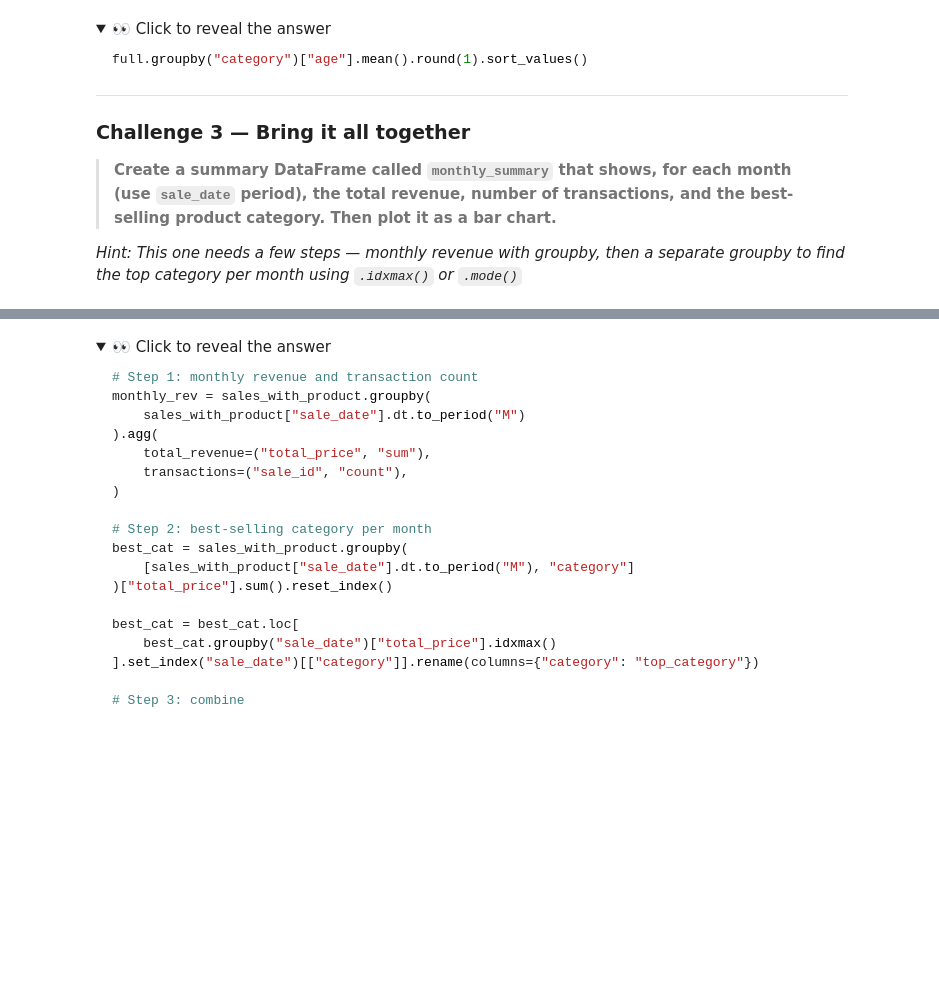
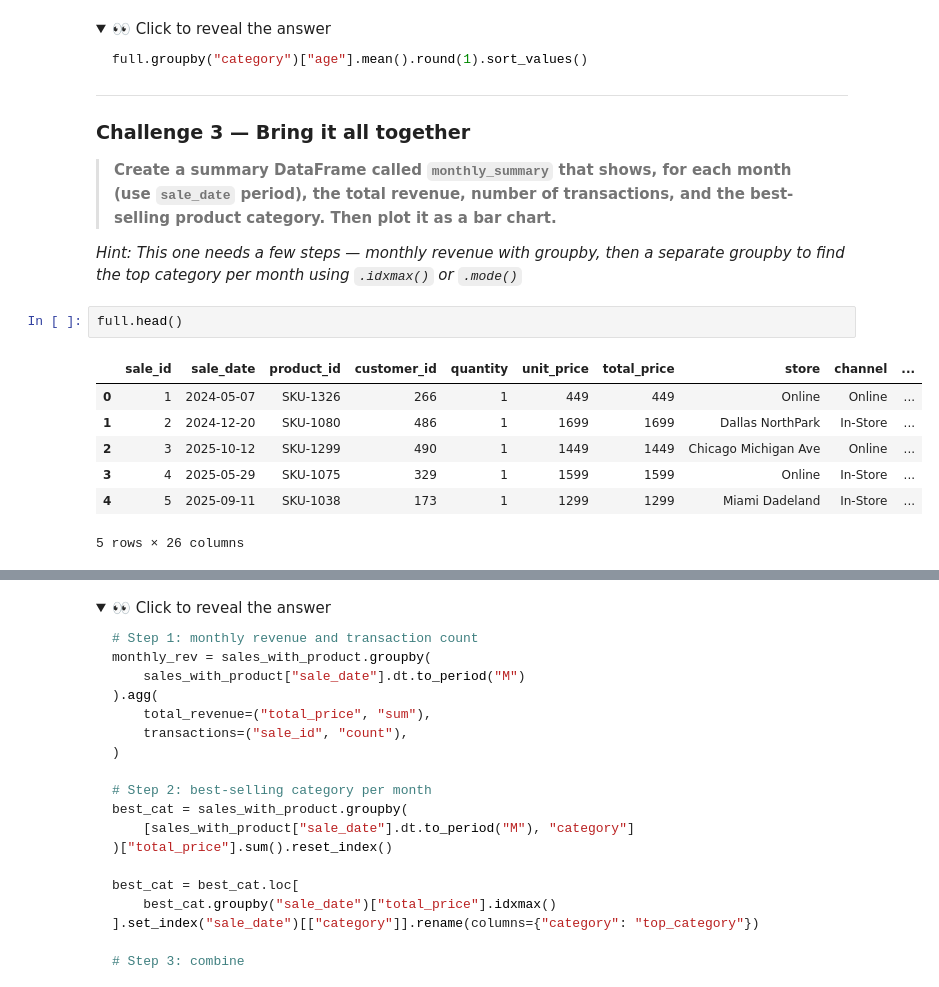
Before and after one commit to co-za/data-analysis-intro, a Jupyter notebook: 3. Pandas Basics.ipynb, the cells around one changed output, grey strips where cells are left out. Saved outputs shown, nothing was run; the diff lists cells and outputs as text; folded sections open; blank space fills up the shorter version.

```diff
--- a/3. Pandas Basics.ipynb
+++ b/3. Pandas Basics.ipynb
@@ -720,5 +763,15 @@ full.groupby("category")["age"].mean().round(1).sort_values()
 > **Create a summary DataFrame called `monthly_summary` that shows, for each month (use `sale_date` period), the total revenue, number of transactions, and the best-selling product category. Then plot it as a bar chart.**
 
 *Hint: This one needs a few steps — monthly revenue with groupby, then a separate groupby to find the top category per month using `.idxmax()` or `.mode()`*
+# %%
+full.head()
+# %% [output]
+|  | sale_id | sale_date | product_id | customer_id | quantity | unit_price | total_price | store | channel | ... |
+| 0 | 1 | 2024-05-07 | SKU-1326 | 266 | 1 | 449 | 449 | Online | Online | ... |
+| 1 | 2 | 2024-12-20 | SKU-1080 | 486 | 1 | 1699 | 1699 | Dallas NorthPark | In-Store | ... |
+| 2 | 3 | 2025-10-12 | SKU-1299 | 490 | 1 | 1449 | 1449 | Chicago Michigan Ave | Online | ... |
+| 3 | 4 | 2025-05-29 | SKU-1075 | 329 | 1 | 1599 | 1599 | Online | In-Store | ... |
+| 4 | 5 | 2025-09-11 | SKU-1038 | 173 | 1 | 1299 | 1299 | Miami Dadeland | In-Store | ... |
+5 rows × 26 columns
 # %%
 # ✍️ Your code here:
```
Also changed, not shown: parts of 7 cells of this notebook.
